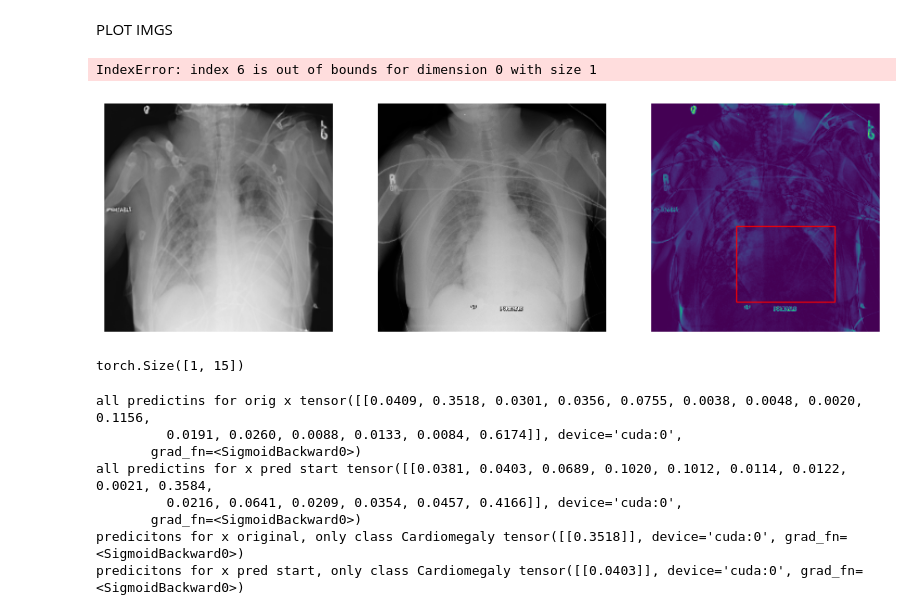
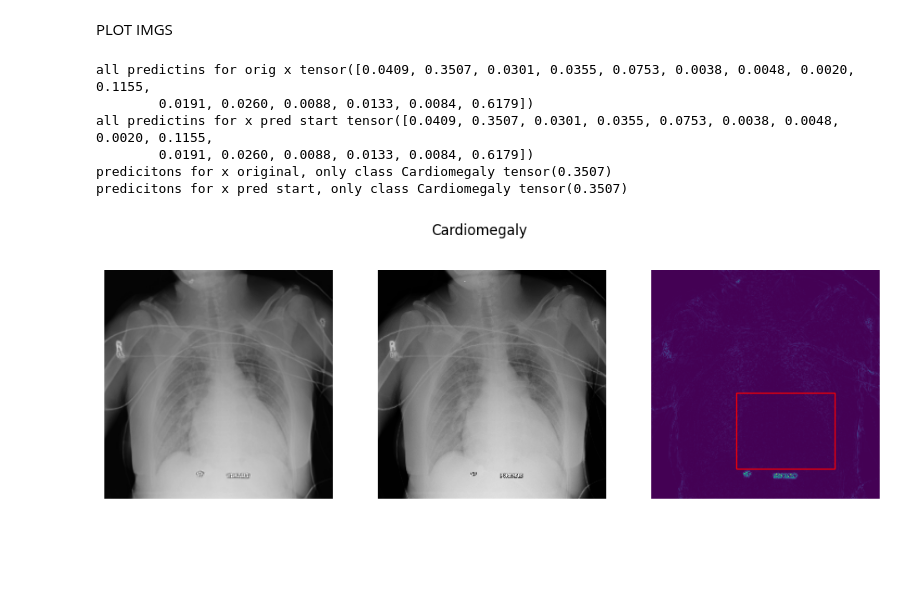
Before and after one commit to pskiers/Joint-Diffusion-in-Latent-Space, a Jupyter notebook: jk_sample_with_guidance.ipynb, the cells around one changed output. Saved outputs shown, nothing was run; the diff lists cells and outputs as text; code cells hidden in the pictures; blank space fills up the shorter version.

```diff
--- a/jk_sample_with_guidance.ipynb
+++ b/jk_sample_with_guidance.ipynb
@@ -104,7 +103,7 @@ MultilabelClassifier(
   (auroc_val): AUROC()
 )
 # %%
-def embed_imgs(model, data_loader, max_samples=10):
+def embed_imgs(model, data_loader, max_samples=100000):
     # Encode all images in the data_laoder using model, and return both images and encodings
     img_list, embed_list, bbox_list, label_list = [], [], [], []
 
@@ -155,6 +189,15 @@ Cardiomegaly has N samples:  146
 [WARNING] models/latent_diffusion/joint_latent_diffusion_multilabel.py, p_sample_loop: return_pred_o not implemented for every case
 # %% [markdown]
 PLOT IMGS
+# %%
+T = 500
+for class_ in cl_list[1:2]:
+    x_samples =torch.load(f'vce_results/{class_}_T{T}_x_samples.pt')
+    pred_o = torch.load(f'vce_results/{class_}_T{T}_pred_o.pt')
+    img_original = torch.load(f'vce_results/{class_}_T{T}_img_original.pt')
+    pred_o_ext = torch.load(f'vce_results/{class_}_T{T}_pred_o_ext.pt')
+    pred_ext = torch.load(f'vce_results/{class_}_T{T}_pred_o_ext.pt')
+    bbox = torch.load(f'vce_results/{class_}_T{T}_bbox.pt')
 # %%
 idx_from_batch = 6
 
@@ -170,54 +213,46 @@ diff = abs(denoised_guided - img_ref)
 
 ax = 0
 axes[ax].imshow(denoised_guided, cmap='gray')
 axes[ax].axis('off')
 
 ax +=1
 axes[ax].imshow(img_ref, cmap='gray')
 axes[ax].axis('off')
 
 ax +=1
 
 
 x, y, w, h = bbox[idx_from_batch][0], bbox[idx_from_batch][1],bbox[idx_from_batch][2], bbox[idx_from_batch][3]
 # Scale the bounding box coordinates from 1024x1024 to 256x256
 scaled_x = x * 0.25
 scaled_y = y * 0.25
 scaled_w = w * 0.25
 scaled_h = h * 0.25
 
 # Create a rectangle patch using the scaled coordinates
 rect = patches.Rectangle((scaled_x, scaled_y), scaled_w, scaled_h, linewidth=1, edgecolor='r', facecolor='none')
 
 # Add the rectangle patch to the plot
 axes[ax].add_patch(rect)
 
 
 axes[ax].imshow(diff)
 axes[ax].axis('off')
 
-fig.suptitle(ret[3][0][idx_from_batch], pred_o[idx_from_batch])
+fig.suptitle(ret[3][0][idx_from_batch])
+
+pred_o_ext_for_item = torch.nn.functional.sigmoid(pred_o_ext[idx_from_batch])
+pred_ext_for_item = torch.nn.functional.sigmoid(pred_ext[idx_from_batch])
+id_class = cl_list.index(class_)
+print('all predictins for orig x', pred_o_ext_for_item)
+print('all predictins for x pred start', pred_ext_for_item)
+print(f'predicitons for x original, only class {cl_list[id_class]}', pred_o_ext_for_item[id_class])
+print(f'predicitons for x pred start, only class {cl_list[id_class]}',pred_ext_for_item[id_class])
 # %% [output]
-IndexError: index 6 is out of bounds for dimension 0 with size 1
+all predictins for orig x tensor([0.0409, 0.3507, 0.0301, 0.0355, 0.0753, 0.0038, 0.0048, 0.0020, 0.1155,
+        0.0191, 0.0260, 0.0088, 0.0133, 0.0084, 0.6179])
+all predictins for x pred start tensor([0.0409, 0.3507, 0.0301, 0.0355, 0.0753, 0.0038, 0.0048, 0.0020, 0.1155,
+        0.0191, 0.0260, 0.0088, 0.0133, 0.0084, 0.6179])
+predicitons for x original, only class Cardiomegaly tensor(0.3507)
+predicitons for x pred start, only class Cardiomegaly tensor(0.3507)
-[figure, old version]
+[figure, new version]
-# %%
-pred_o.shape
-# %% [output]
-torch.Size([1, 15])
-# %%
-pred_o = model_2(img_ref_normalized.permute(2,0,1).unsqueeze(0).cuda())
-pred = model_2(denoised_guided_normalized.permute(2,0,1).unsqueeze(0).cuda())
-id_class = cl_list.index(class_)
-print('all predictins for orig x', torch.nn.functional.sigmoid(pred_o))
-print('all predictins for x pred start', torch.nn.functional.sigmoid(pred))
-print(f'predicitons for x original, only class {cl_list[id_class]}', torch.nn.functional.sigmoid(pred_o[:,[id_class]]))
-print(f'predicitons for x pred start, only class {cl_list[id_class]}',torch.nn.functional.sigmoid(pred[:,[id_class]]))
-# %% [output]
-all predictins for orig x tensor([[0.0409, 0.3518, 0.0301, 0.0356, 0.0755, 0.0038, 0.0048, 0.0020, 0.1156,
-         0.0191, 0.0260, 0.0088, 0.0133, 0.0084, 0.6174]], device='cuda:0',
-       grad_fn=<SigmoidBackward0>)
-all predictins for x pred start tensor([[0.0381, 0.0403, 0.0689, 0.1020, 0.1012, 0.0114, 0.0122, 0.0021, 0.3584,
-         0.0216, 0.0641, 0.0209, 0.0354, 0.0457, 0.4166]], device='cuda:0',
-       grad_fn=<SigmoidBackward0>)
-predicitons for x original, only class Cardiomegaly tensor([[0.3518]], device='cuda:0', grad_fn=<SigmoidBackward0>)
-predicitons for x pred start, only class Cardiomegaly tensor([[0.0403]], device='cuda:0', grad_fn=<SigmoidBackward0>)
```
Also changed, not shown: parts of 5 cells of this notebook, 4 other files.
